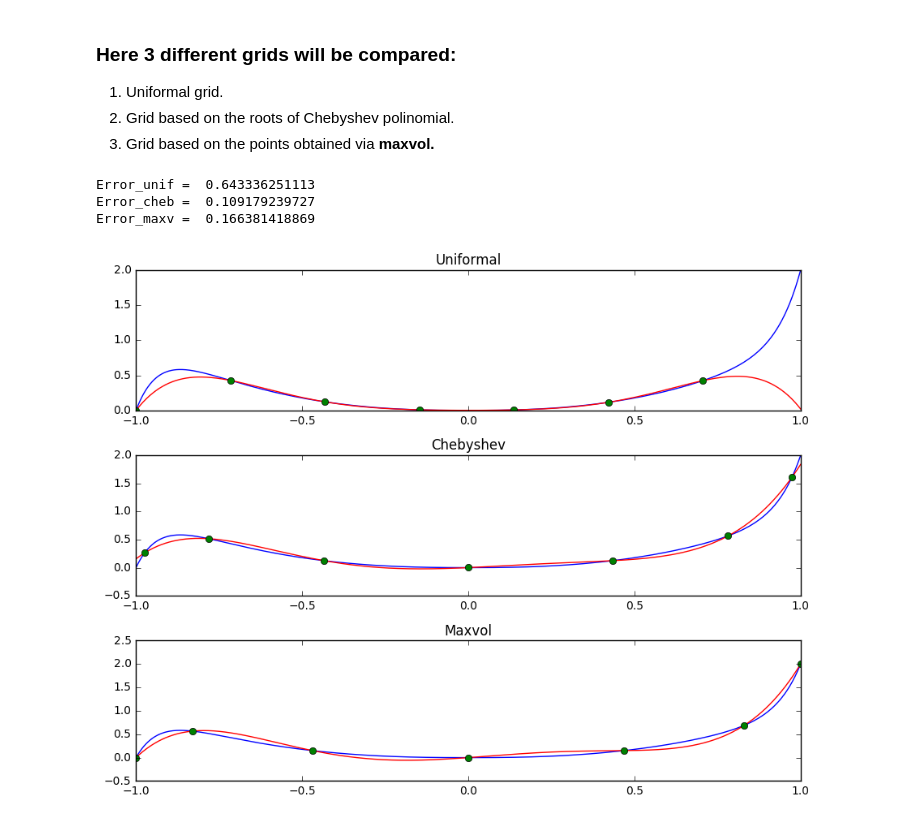
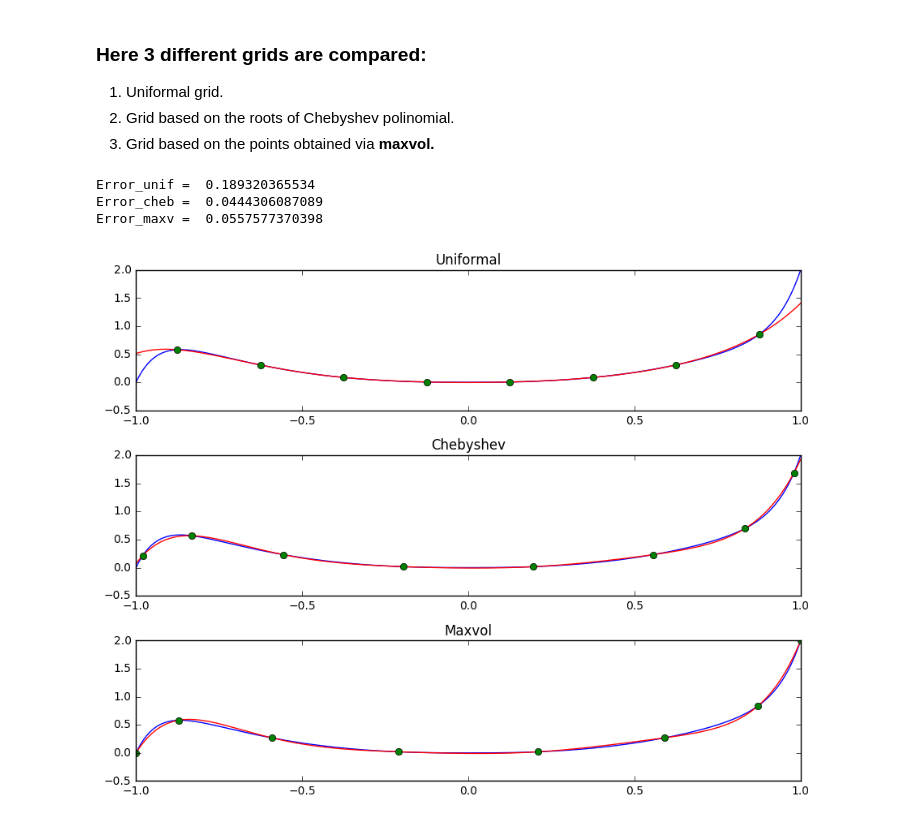
Before and after one commit to glkarpov/wmaxvol, a Jupyter notebook: grids_comparison.ipynb, the cells around one changed output. Drawn from its saved outputs; the diff is of its cells as text; code cells hidden in the pictures.

```diff
--- a/grids_comparison.ipynb
+++ b/grids_comparison.ipynb
@@ -1,5 +1,5 @@
 # %% [markdown]
-### **Here 3 different grids will be compared:**
+### **Here 3 different grids are compared:**
 1. Uniformal grid.
 2. Grid based on the roots of Chebyshev polinomial.
 3. Grid based on the points obtained via **maxvol.**
@@ -16,6 +16,8 @@ import matplotlib.pyplot as plt
 
 def uniformal_points(arr, num_of_points):
     row_indx = np.arange(num_of_points) * np.int(np.floor(len(arr) / num_of_points))
+    shift = np.int(np.floor(((len(arr) - 1) - row_indx[len(row_indx) - 1]) / 2))
+    row_indx += shift
     return row_indx
 
 def quasi_chebyshev_points(arr, num_of_points):
@@ -26,13 +28,13 @@ def quasi_chebyshev_points(arr, num_of_points):
     return row_indx
 
 def maxvol_points(num_of_points, T_cheb):
-    row_indx, _ = maxvol(T_cheb, tol = 1, max_iters = 1000000000)
+    row_indx, _ = maxvol(T_cheb, tol = 1, max_iters = 1000000)
     return row_indx
 # %%
 n = 1000       # number of sampling points
-m = 6         # degree of polynomial
+m = 7          # degree of polynomial
 r = m + 1      # number of pivots
-dom = [-1, 1]  # interval
+dom = [-1, 1]   # interval
 x = np.linspace(dom[0], dom[1], n)
 f = np.sqrt(np.abs(x))**5 + x**15 # function need to be approximated
 
@@ -42,35 +44,35 @@ for i in range(r):
 
 row_idx_u = uniformal_points(x, r)
 row_idx_c = quasi_chebyshev_points(x, r)
 row_idx_m = maxvol_points(r, T_cheb)
 
 c = np.linalg.solve(T_cheb[row_idx_u], f[row_idx_u]) # column of coefficients
 f_appr_u = np.polynomial.chebyshev.chebval(x, c)
 c = np.linalg.solve(T_cheb[row_idx_c], f[row_idx_c])
 f_appr_c = np.polynomial.chebyshev.chebval(x, c)
 c = np.linalg.solve(T_cheb[row_idx_m], f[row_idx_m])
 f_appr_m = np.polynomial.chebyshev.chebval(x, c)
 
 
 tl, axarr = plt.subplots(3, 1, figsize = (9, 7))
 axarr[0].plot(x, f)
 axarr[0].plot(x, f_appr_u, color = 'r')
 axarr[0].plot(x[row_idx_u], f[row_idx_u], 'o')
 axarr[0].set_title('Uniformal')
 print('Error_unif = ', la.norm(f - f_appr_u,2) / la.norm(f, 2))
 axarr[1].plot(x, f)
 axarr[1].plot(x, f_appr_c, color = 'r')
 axarr[1].plot(x[row_idx_c], f[row_idx_c], 'o')
 axarr[1].set_title('Chebyshev')
 print('Error_cheb = ', la.norm(f - f_appr_c,2) / la.norm(f, 2))
 axarr[2].plot(x, f)
 axarr[2].plot(x, f_appr_m, color = 'r')
 axarr[2].plot(x[row_idx_m], f[row_idx_m], 'o')
 axarr[2].set_title('Maxvol')
-print('Error_maxv = ', la.norm(f - f_appr_m,2) / la.norm(f, 2))
+print('Error_maxv = ', la.norm(f - f_appr_m, 2) / la.norm(f, 2))
 tl.tight_layout()
 # %% [output]
-Error_unif =  0.643336251113
-Error_cheb =  0.109179239727
-Error_maxv =  0.166381418869
+Error_unif =  0.189320365534
+Error_cheb =  0.0444306087089
+Error_maxv =  0.0557577370398
-[figure, old version]
+[figure, new version]
```
